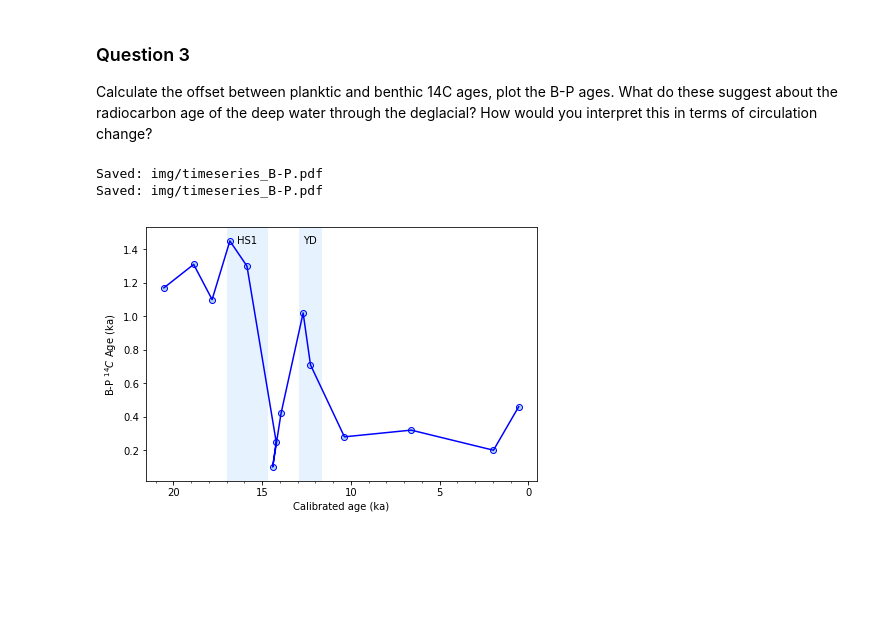
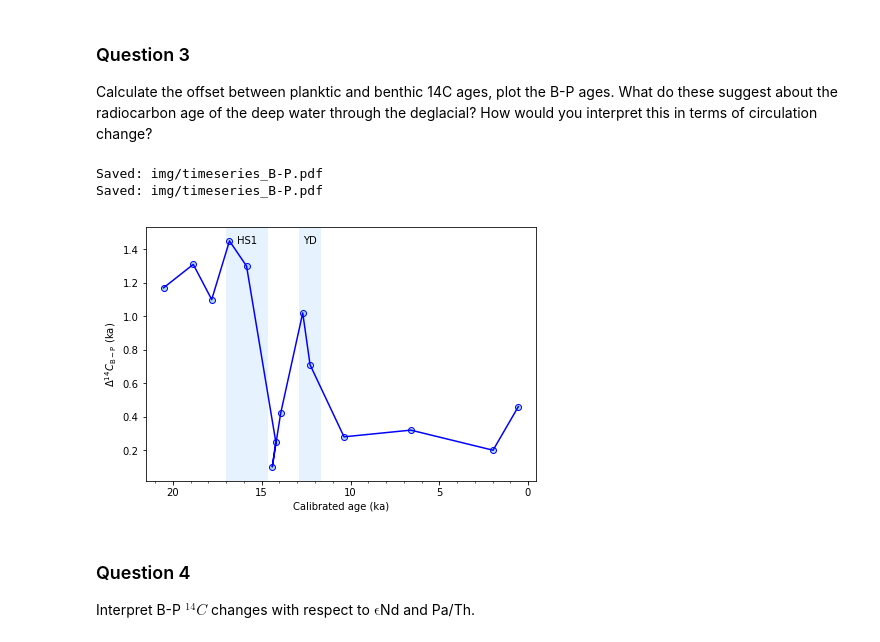
Before and after one commit to stainbank/deglacial-circulation, a Jupyter notebook: exercise2.ipynb, the cells around one changed output. Cells and saved outputs as stored; diff of their text form; code cells hidden in the pictures; blank space fills up the shorter version.

```diff
--- a/exercise2.ipynb
+++ b/exercise2.ipynb
@@ -99,23 +99,27 @@ df4 = pd.read_csv('data/depth_age_B-P.csv', index_col=0)
 # %%
 fig, ax = plt.subplots()
 ax.scatter(df4['age']/1000., df4['B-P']/1000.,
            edgecolors='blue', facecolors='lightblue')
 ax.plot(df4['age']/1000., df4['B-P']/1000., 'b-')
 ax.xaxis.set_minor_locator(MultipleLocator(1))
 ax.xaxis.set_major_locator(MultipleLocator(5))
 ax.set_xlabel('Calibrated age (ka)')
-ax.set_ylabel('B-P $^{14}C$ Age (ka)')
+ax.set_ylabel('$\mathrm{\Delta}^{14}C_{\mathrm{B-P}}$ (ka)')
 plt.gca().invert_xaxis()
 
 # Mark stadials
 for i, (period, bounds) in enumerate([('HS1', (14.7, 17)),
                                       ('YD', (12.9, 11.7))]):
     ax.axvspan(*bounds, color='#e6f3ff', zorder=0)
     xy = ((bounds[0]+bounds[1])/2, ax.get_ylim()[1]-0.05)
     ax.annotate(period, xy, ha='center', va='top')
 
     save_fig(fig, 'timeseries_B-P')
 # %% [output]
 Saved: img/timeseries_B-P.pdf
 Saved: img/timeseries_B-P.pdf
-[figure, old version]
+[figure, new version]
+# %% [markdown]
+### Question 4
+
+Interpret B-P $^{14}C$ changes with respect to $\mathrm{\epsilon}$Nd and Pa/Th.
```
Also changed, not shown: parts of 2 cells of this notebook, 7 other files.
